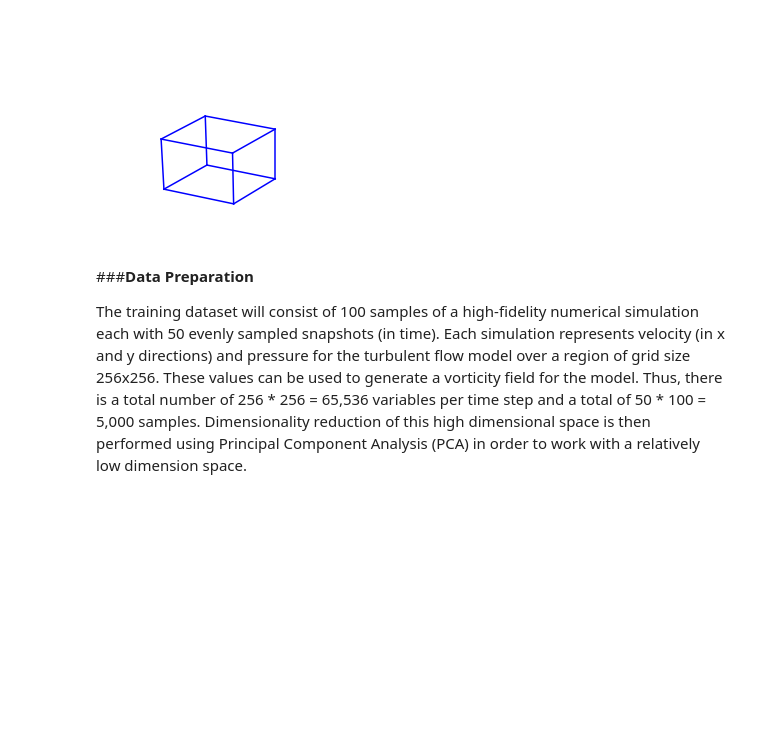
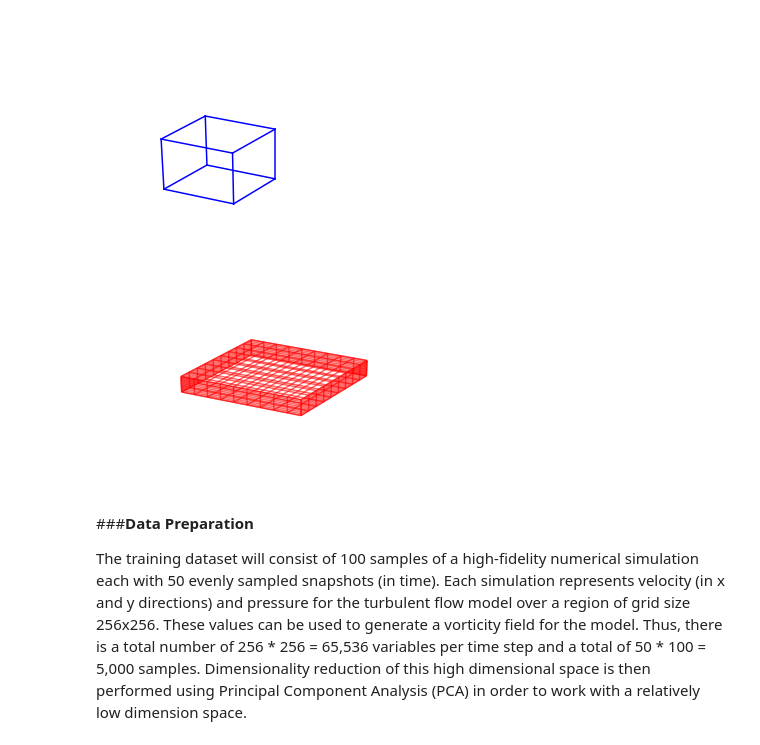
Before and after one commit to mustaphajola/msc-irp, a Jupyter notebook: PredGAN/Compression.ipynb, the cells around one changed output. Saved outputs shown, nothing was run; the diff lists cells and outputs as text; code cells hidden in the pictures; blank space fills up the shorter version.

```diff
--- a/PredGAN/Compression.ipynb
+++ b/PredGAN/Compression.ipynb
@@ -182,6 +182,85 @@ ax.set_axis_off()
 plt.show()
 # %% [output]
 [figure]
+# %%
+def plot_cuboid(center, size):
+    """
+       Create a data array for cuboid plotting.
+
+
+       ============= ================================================
+       Argument      Description
+       ============= ================================================
+       center        center of the cuboid, triple
+       size          size of the cuboid, triple, (x_length,y_width,z_height)
+       :type size: tuple, numpy.array, list
+       :param size: size of the cuboid, triple, (x_length,y_width,z_height)
+       :type center: tuple, numpy.array, list
+       :param center: center of the cuboid, triple, (x,y,z)
+   """
+    # suppose axis direction: x: to left; y: to inside; z: to upper
+    # get the (left, outside, bottom) point
+    import numpy as np
+    ox, oy, oz = center
+    l, w, h = size
+
+    x = np.linspace(ox-l/2,ox+l/2,num=10)
+    y = np.linspace(oy-w/2,oy+w/2,num=10)
+    z = np.linspace(oz-h/2,oz+h/2,num=10)
+    x1, z1 = np.meshgrid(x, z)
+    y11 = np.ones_like(x1)*(oy-w/2)
+    y12 = np.ones_like(x1)*(oy+w/2)
+    x2, y2 = np.meshgrid(x, y)
+    z21 = np.ones_like(x2)*(oz-h/2)
+    z22 = np.ones_like(x2)*(oz+h/2)
+    y3, z3 = np.meshgrid(y, z)
+    x31 = np.ones_like(y3)*(ox-l/2)
+    x32 = np.ones_like(y3)*(ox+l/2)
+
+    from mpl_toolkits.mplot3d import Axes3D
+    import matplotlib.pyplot as plt
+    fig = plt.figure()
+    ax = fig.gca(projection='3d')
+    # outside surface
+    ax.plot_wireframe(x1, y11, z1, color='r', rstride=1, cstride=1, alpha=0.6)
+    # inside surface
+    ax.plot_wireframe(x1, y12, z1, color='r', rstride=1, cstride=1, alpha=0.6)
+    # bottom surface
+    ax.plot_wireframe(x2, y2, z21, color='r', rstride=1, cstride=1, alpha=0.6)
+    # upper surface
+    ax.plot_wireframe(x2, y2, z22, color='r', rstride=1, cstride=1, alpha=0.6)
+    # left surface
+    ax.plot_wireframe(x31, y3, z3, color='r', rstride=1, cstride=1, alpha=0.6)
+    # right surface
+    ax.plot_wireframe(x32, y3, z3, color='r', rstride=1, cstride=1, alpha=0.6)
+    ax.set_xlabel('X')
+    ax.set_xlim(-100, 100)
+    ax.set_ylabel('Y')
+    ax.set_ylim(-100, 100)
+    ax.set_zlabel('Z')
+    ax.set_zlim(-100, 100)
+    # make the panes transparent
+    ax.xaxis.set_pane_color((1.0, 1.0, 1.0, 0.0))
+    ax.yaxis.set_pane_color((1.0, 1.0, 1.0, 0.0))
+    ax.zaxis.set_pane_color((1.0, 1.0, 1.0, 0.0))
+    # make the grid lines transparent
+    ax.xaxis._axinfo["grid"]['color'] =  (1,1,1,0)
+    ax.yaxis._axinfo["grid"]['color'] =  (1,1,1,0)
+    ax.zaxis._axinfo["grid"]['color'] =  (1,1,1,0)
+    ax.set_axis_off()
+    plt.show()
+
+
+
+def test():
+    center = [0, 0, 0]
+    length = 50 * 3
+    width = 50 * 3
+    height = 3 * 10
+    plot_cuboid(center, (length, width, height))
+test()
+# %% [output]
+[figure, added]
 # %% [markdown]
 ###**Data Preparation**
 
```
Also changed, not shown: parts of 16 cells of this notebook.
